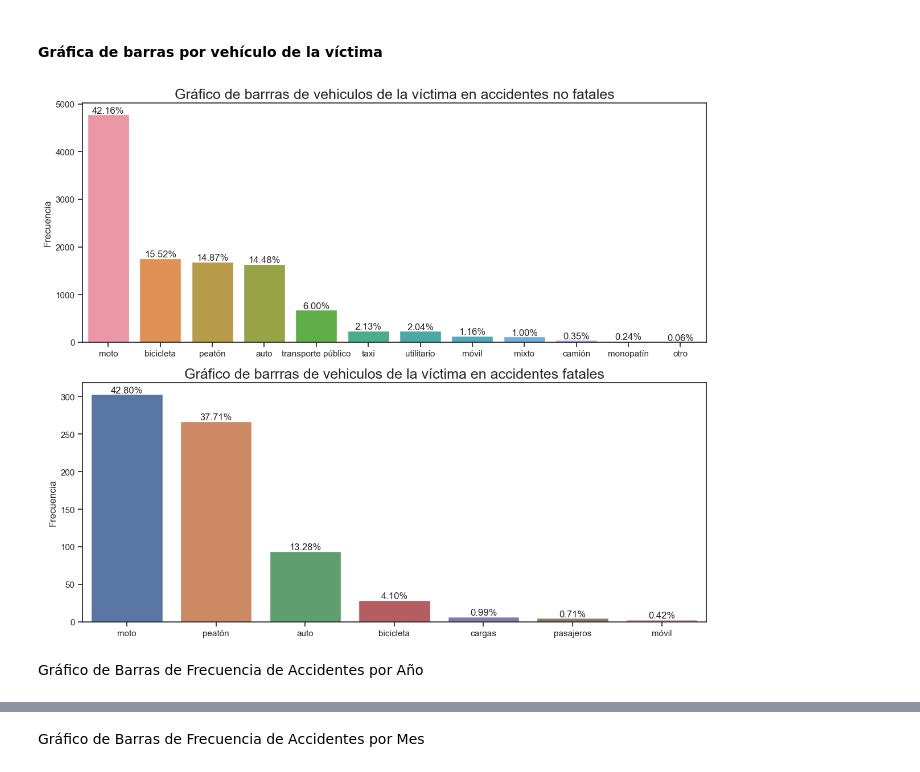
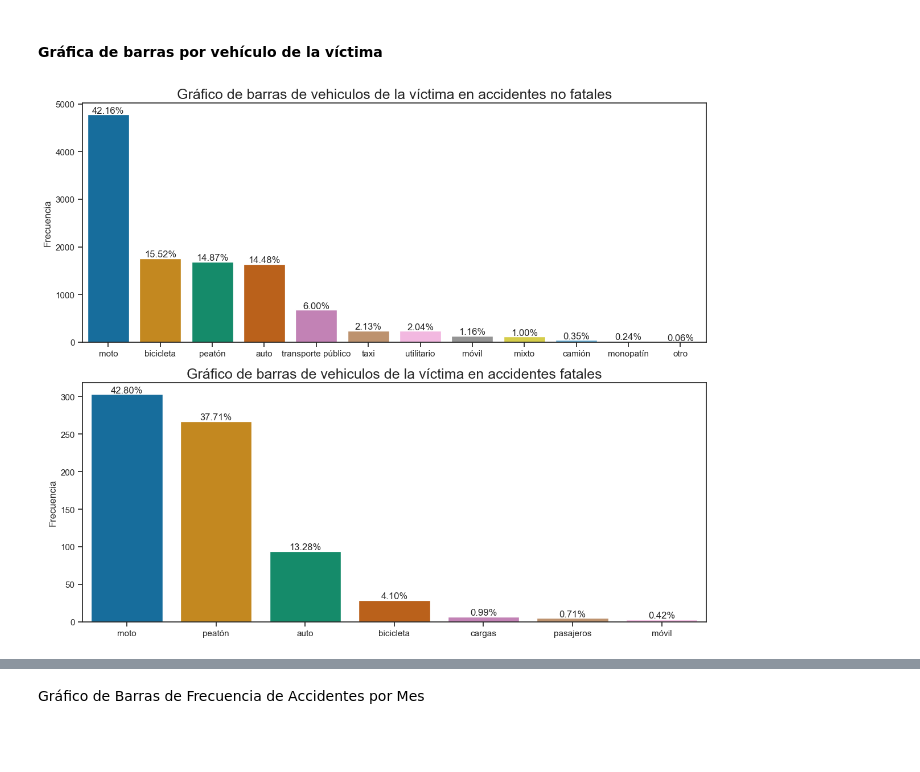
Before and after one commit to KGSanchezM/Siniestros-Viales, a Jupyter notebook: Notebooks/EDA.ipynb, the cells around one changed output, grey strips where cells are left out. Cells and saved outputs as stored; diff of their text form; code cells hidden in the pictures; blank space fills up the shorter version.

```diff
--- a/Notebooks/EDA.ipynb
+++ b/Notebooks/EDA.ipynb
@@ -476,38 +476,36 @@ fig, axes = plt.subplots(nrows=2, ncols=1, figsize=(12, 10))
 
 # Subgráfico 1: Gravedades diferentes de 'fatal'
 order_no_fatal = victimas[victimas['gravedad'] != 'fatal']['vehiculo_victima'].value_counts().index
-ax1 = sns.countplot(x='vehiculo_victima', data=victimas[victimas['gravedad'] != 'fatal'], ax=axes[0], order=order_no_fatal)
-axes[0].set_title('Gráfico de barrras de vehiculos de la víctima en accidentes no fatales',fontsize=18)
+ax1 = sns.countplot(x='vehiculo_victima', data=victimas[victimas['gravedad'] != 'fatal'], ax=axes[0], order=order_no_fatal,palette='colorblind')
+axes[0].set_title('Gráfico de barras de vehiculos de la víctima en accidentes no fatales',fontsize=18)
 axes[0].set_xlabel('')
 axes[0].set_ylabel('Frecuencia')
 
 # Añadir etiquetas de porcentaje al Subgráfico 1
 total_no_fatal = len(victimas[victimas['gravedad'] != 'fatal'].dropna(subset=['vehiculo_victima']))
 for p in ax1.patches:
     height = p.get_height()
     ax1.annotate(f'{height / total_no_fatal:.2%}', (p.get_x() + p.get_width() / 2., height),
                 ha='center', va='center', xytext=(0, 5), textcoords='offset points')  # Ajuste aquí
 
 # Subgráfico 2: Gravedad 'fatal'
 order_fatal = victimas[victimas['gravedad'] == 'fatal']['vehiculo_victima'].value_counts().index
-ax2 = sns.countplot(x='vehiculo_victima', data=victimas[victimas['gravedad'] == 'fatal'], ax=axes[1], order=order_fatal)
-axes[1].set_title('Gráfico de barrras de vehiculos de la víctima en accidentes fatales',fontsize=18)
+ax2 = sns.countplot(x='vehiculo_victima', data=victimas[victimas['gravedad'] == 'fatal'], ax=axes[1], order=order_fatal,palette='colorblind')
+axes[1].set_title('Gráfico de barras de vehiculos de la víctima en accidentes fatales',fontsize=18)
 axes[1].set_xlabel('')
 axes[1].set_ylabel('Frecuencia')
 
 # Añadir etiquetas de porcentaje al Subgráfico 2
 total_fatal = len(victimas[victimas['gravedad'] == 'fatal'].dropna(subset=['vehiculo_victima']))
 for p in ax2.patches:
     height = p.get_height()
     ax2.annotate(f'{height / total_fatal:.2%}', (p.get_x() + p.get_width() / 2., height),
                 ha='center', va='center', xytext=(0, 5), textcoords='offset points')  # Ajuste aquí
 
 # Ajustar el diseño para evitar solapamientos
 plt.tight_layout()
 
 # Mostrar los subgráficos
 plt.show()
 # %% [output]
-[figure, old version]
+[figure, new version]
-# %% [markdown]
-Gráfico de Barras de Frecuencia de Accidentes por Año
```
Also changed, not shown: parts of 15 cells of this notebook, 2 other files.
